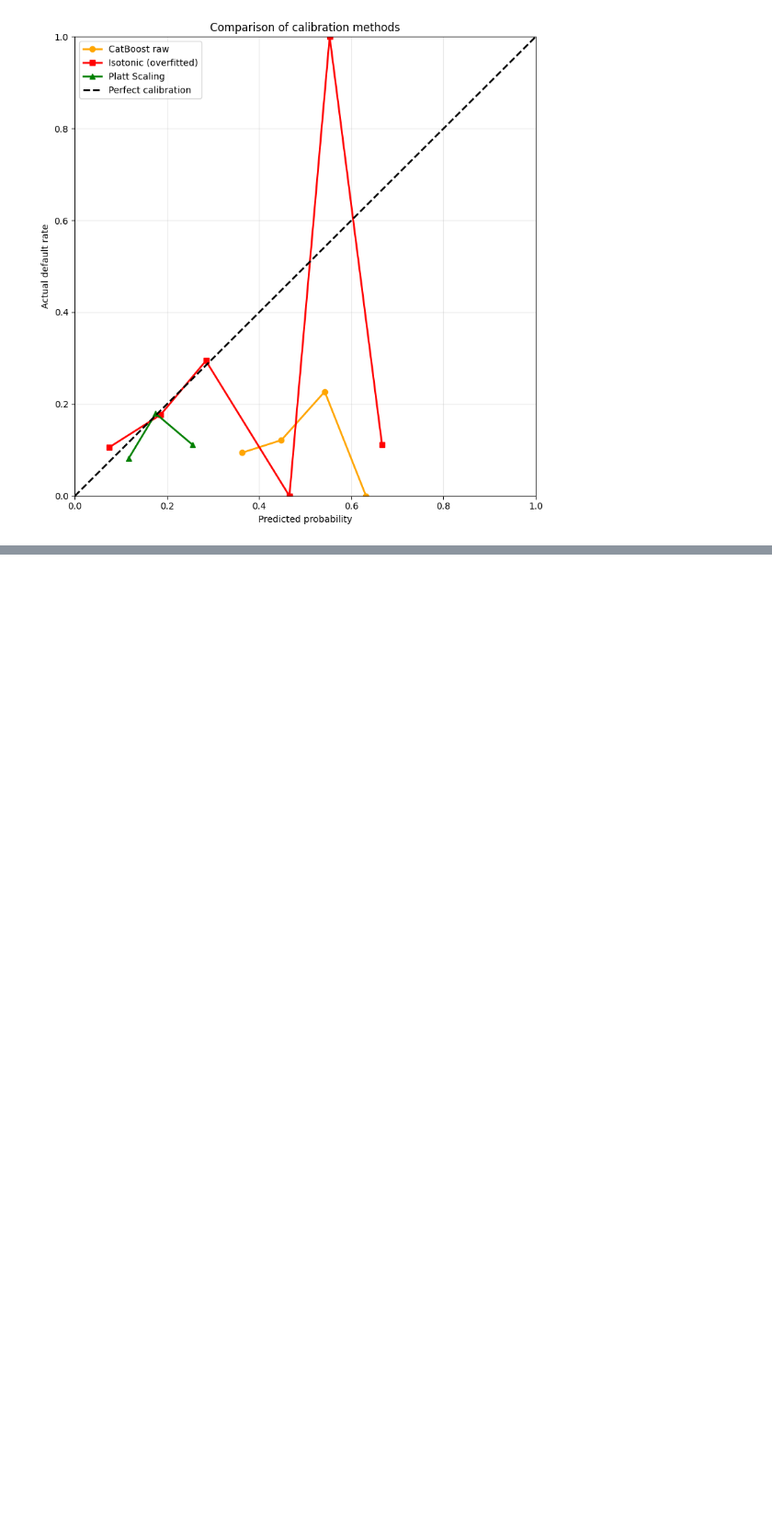
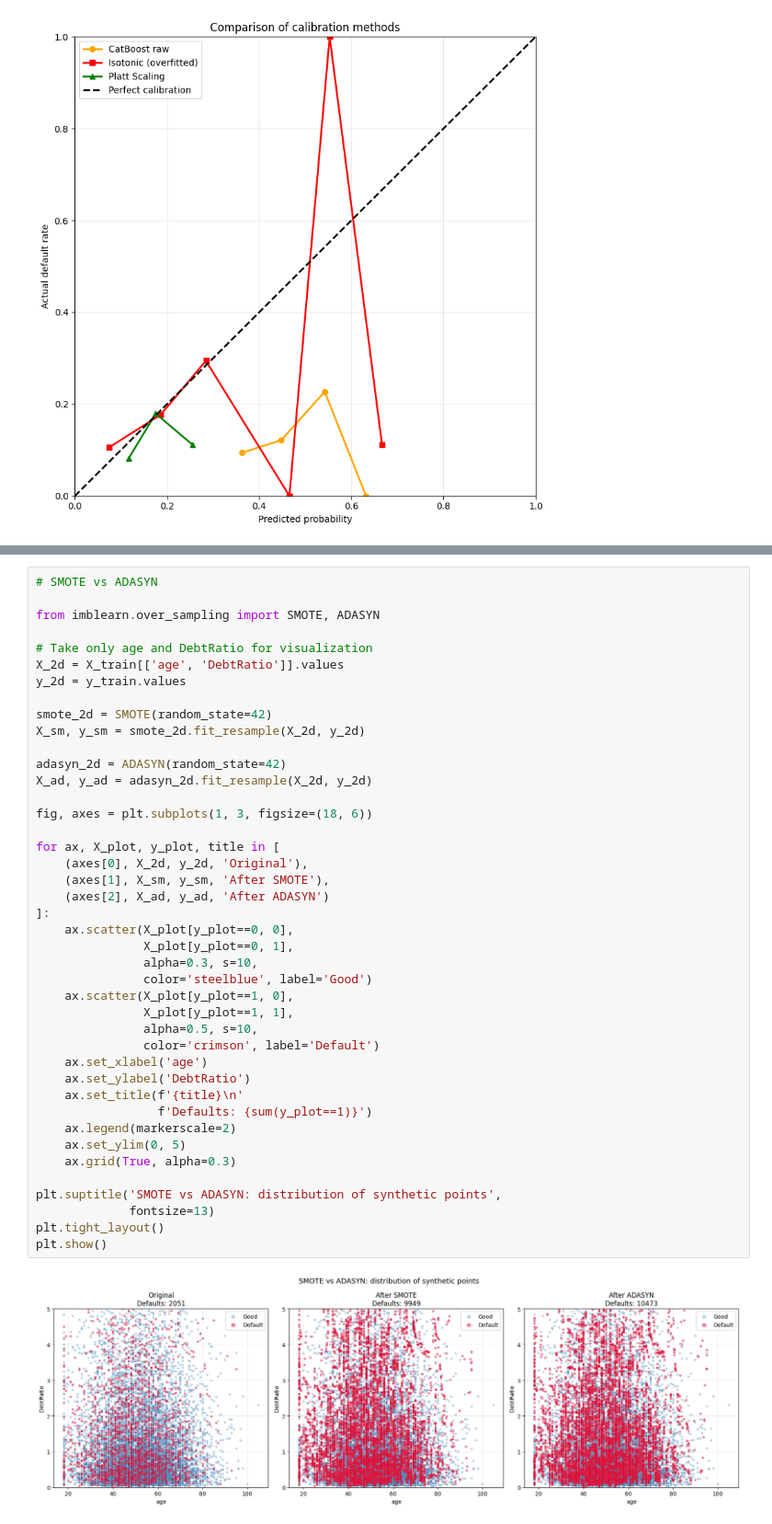
Before and after one commit to aspho-di/Credit-Scoring, a Jupyter notebook: notebooks/01_eda.ipynb, the cells around one changed output, grey strips where cells are left out. Shown at 92% size. Drawn from its saved outputs; the diff is of its cells as text; blank space fills up the shorter version.

```diff
--- a/notebooks/01_eda.ipynb
+++ b/notebooks/01_eda.ipynb
@@ -1494,0 +2110,44 @@ Model                                  ROC-AUC
+# %%
+# SMOTE vs ADASYN
+
+from imblearn.over_sampling import SMOTE, ADASYN
+
+# Take only age and DebtRatio for visualization
+X_2d = X_train[['age', 'DebtRatio']].values
+y_2d = y_train.values
+
+smote_2d = SMOTE(random_state=42)
+X_sm, y_sm = smote_2d.fit_resample(X_2d, y_2d)
+
+adasyn_2d = ADASYN(random_state=42)
+X_ad, y_ad = adasyn_2d.fit_resample(X_2d, y_2d)
+
+fig, axes = plt.subplots(1, 3, figsize=(18, 6))
+
+for ax, X_plot, y_plot, title in [
+    (axes[0], X_2d, y_2d, 'Original'),
+    (axes[1], X_sm, y_sm, 'After SMOTE'),
+    (axes[2], X_ad, y_ad, 'After ADASYN')
+]:
+    ax.scatter(X_plot[y_plot==0, 0],
+               X_plot[y_plot==0, 1],
+               alpha=0.3, s=10,
+               color='steelblue', label='Good')
+    ax.scatter(X_plot[y_plot==1, 0],
+               X_plot[y_plot==1, 1],
+               alpha=0.5, s=10,
+               color='crimson', label='Default')
+    ax.set_xlabel('age')
+    ax.set_ylabel('DebtRatio')
+    ax.set_title(f'{title}\n'
+                 f'Defaults: {sum(y_plot==1)}')
+    ax.legend(markerscale=2)
+    ax.set_ylim(0, 5)
+    ax.grid(True, alpha=0.3)
+
+plt.suptitle('SMOTE vs ADASYN: distribution of synthetic points',
+             fontsize=13)
+plt.tight_layout()
+plt.show()
+# %% [output]
+[figure, added]
```
Also changed, not shown: parts of 20 cells of this notebook, 7 other files.
